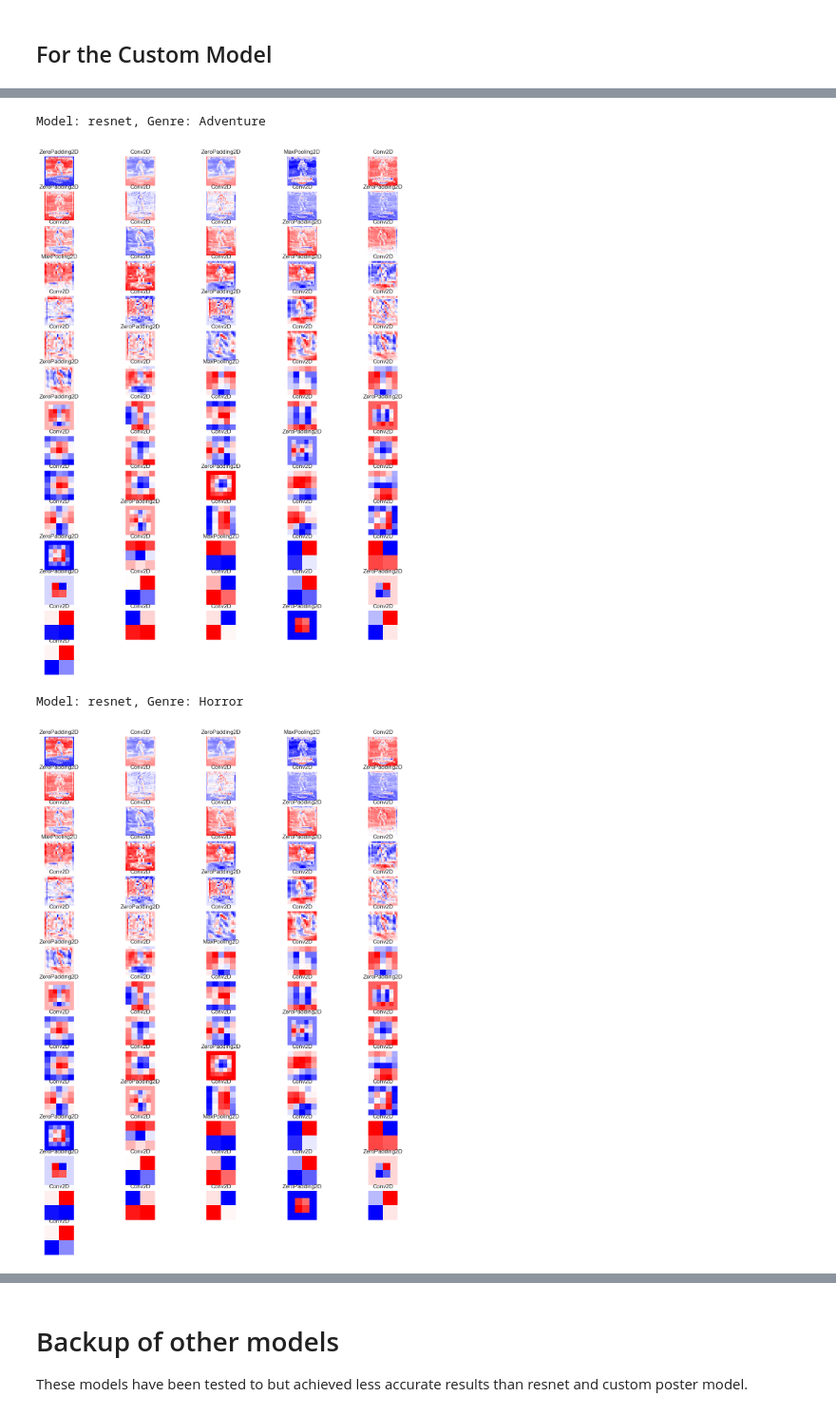
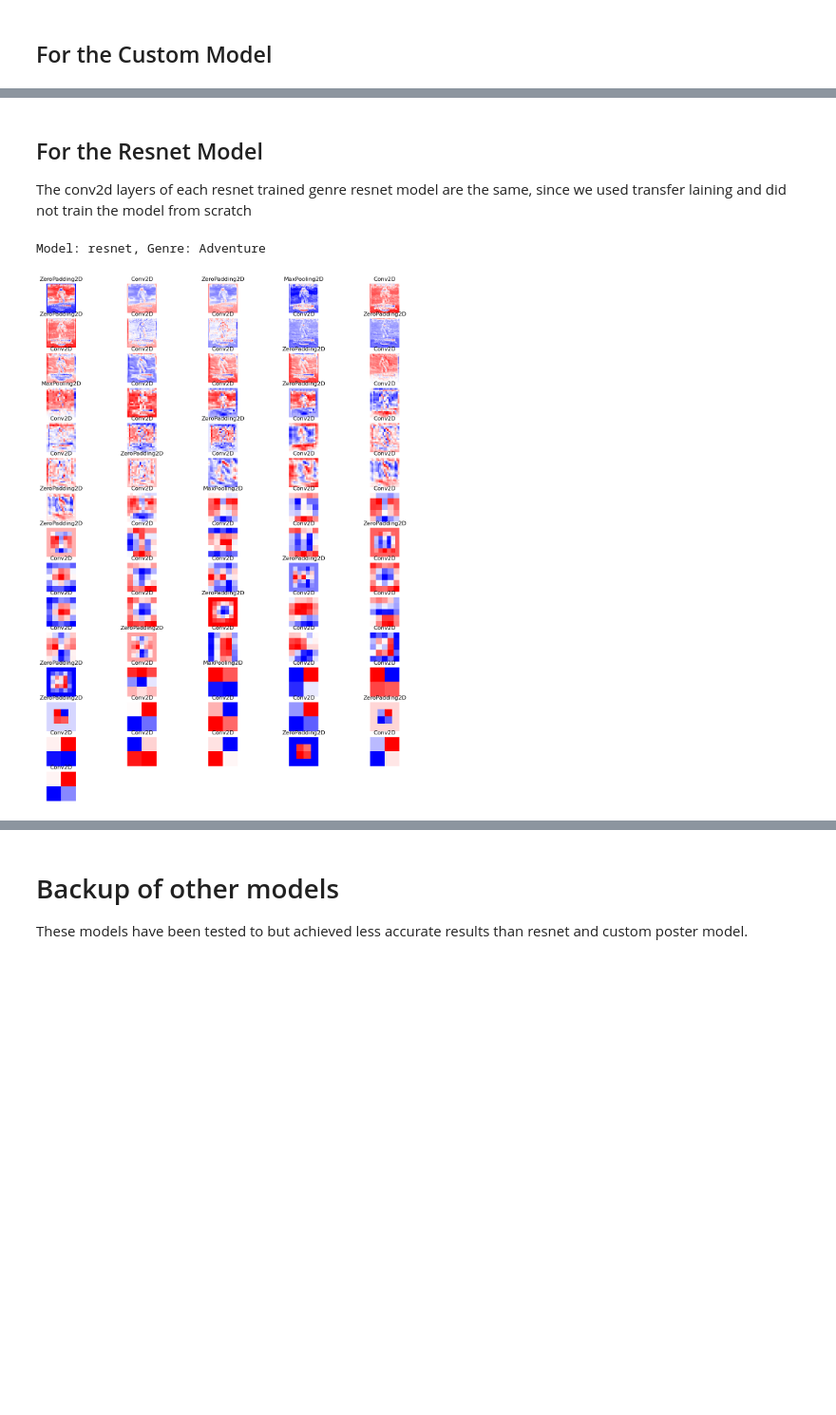
Before and after one commit to aalolexx/cnn-movie-poster-genre-prediction, a Jupyter notebook: poster_predictor.ipynb, the cells around one changed output, grey strips where cells are left out. Shown at 95% size. Drawn from its saved outputs; the diff is of its cells as text; code cells hidden in the pictures; blank space fills up the shorter version.

```diff
--- a/poster_predictor.ipynb
+++ b/poster_predictor.ipynb
@@ -516,17 +546,10 @@ print("---- APPLYING FILTERS TO IMAGE -----")
+# %% [markdown]
+## For the Resnet Model
+The conv2d layers of each resnet trained genre resnet model are the same, since we used transfer laining and did not train the model from scratch
 # %%
 model = get_model('resnet', 'Adventure')
 print('Model: resnet, Genre: Adventure')
 get_model_feature_layers(model)
-
-model = get_model('resnet', 'Horror')
-print('Model: resnet, Genre: Horror')
-get_model_feature_layers(model)
-
-model = get_model('resnet', 'Family')
-print('Model: resnet, Genre: Family')
-get_model_feature_layers(model)
 # %% [output]
 Model: resnet, Genre: Adventure
-[figure, old version]
+[figure, new version]
-Model: resnet, Genre: Horror
-[figure, removed]
```
Also changed, not shown: parts of 13 cells of this notebook, 10 other files.
